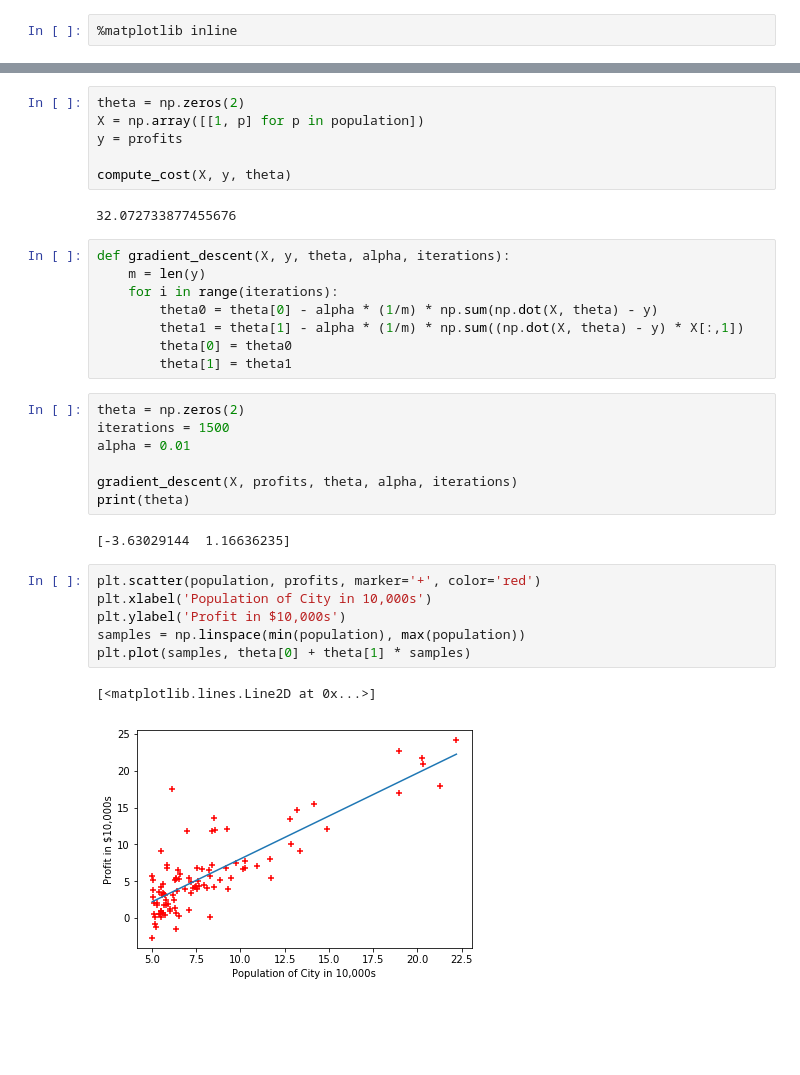
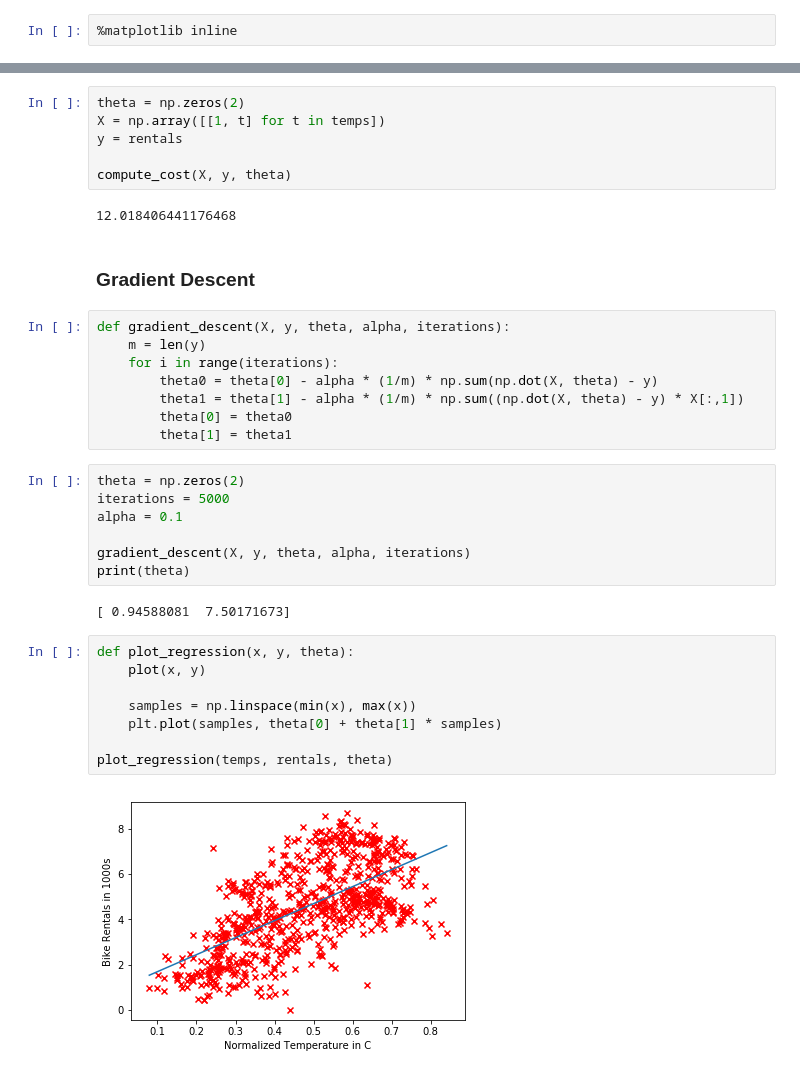
Before and after one commit to crsmithdev/notebooks, a Jupyter notebook: machine-learning-ex1/Machine Learning Ex 1.ipynb, the cells around one changed output, grey strips where cells are left out. Drawn from its saved outputs; the diff is of its cells as text; blank space fills up the shorter version.

```diff
--- a/machine-learning-ex1/Machine Learning Ex 1.ipynb
+++ b/machine-learning-ex1/Machine Learning Ex 1.ipynb
@@ -23,12 +36,14 @@ def compute_cost(X, y, theta):
     return J
 # %%
 theta = np.zeros(2)
-X = np.array([[1, p] for p in population])
-y = profits
+X = np.array([[1, t] for t in temps])
+y = rentals
 
 compute_cost(X, y, theta)
 # %% [output]
-32.072733877455676
+12.018406441176468
+# %% [markdown]
+### Gradient Descent
 # %%
 def gradient_descent(X, y, theta, alpha, iterations):
     m = len(y)
@@ -39,22 +54,23 @@ def gradient_descent(X, y, theta, alpha, iterations):
         theta[1] = theta1
 # %%
 theta = np.zeros(2)
-iterations = 1500
-alpha = 0.01
+iterations = 5000
+alpha = 0.1
 
-gradient_descent(X, profits, theta, alpha, iterations)
+gradient_descent(X, y, theta, alpha, iterations)
 print(theta)
 # %% [output]
-[-3.63029144  1.16636235]
+[ 0.94588081  7.50171673]
-# %%
-plt.scatter(population, profits, marker='+', color='red')
-plt.xlabel('Population of City in 10,000s')
-plt.ylabel('Profit in $10,000s')
-samples = np.linspace(min(population), max(population))
-plt.plot(samples, theta[0] + theta[1] * samples)
-# %% [output]
-[<matplotlib.lines.Line2D at 0x...>]
-[figure, removed]
+# %%
+def plot_regression(x, y, theta):
+    plot(x, y)
+
+    samples = np.linspace(min(x), max(x))
+    plt.plot(samples, theta[0] + theta[1] * samples)
+
+plot_regression(temps, rentals, theta)
+# %% [output]
+[figure, added]
 # %%
 from mpl_toolkits.mplot3d import Axes3D
 from matplotlib import cm
```
Also changed, not shown: parts of 14 cells of this notebook, 3 other files.
